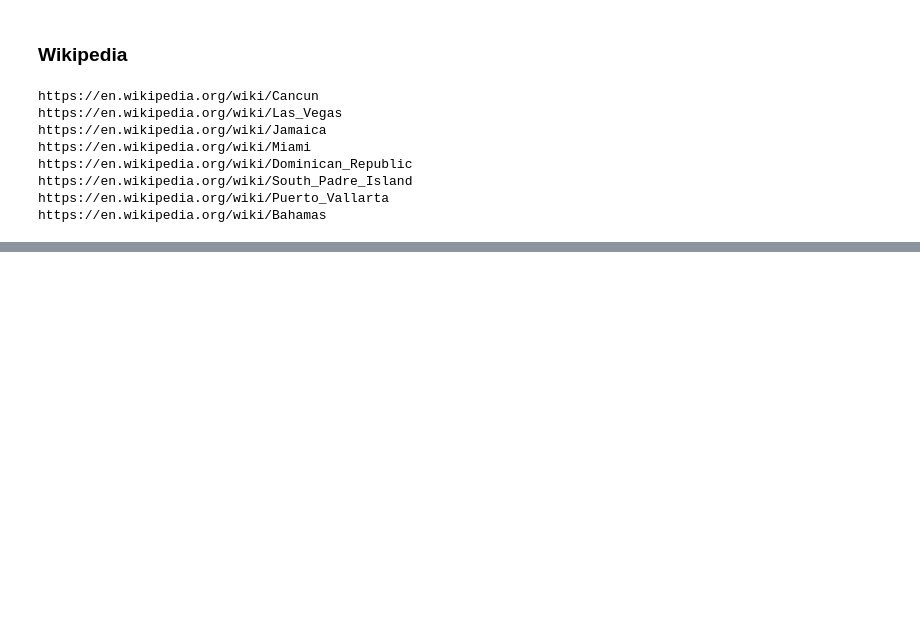
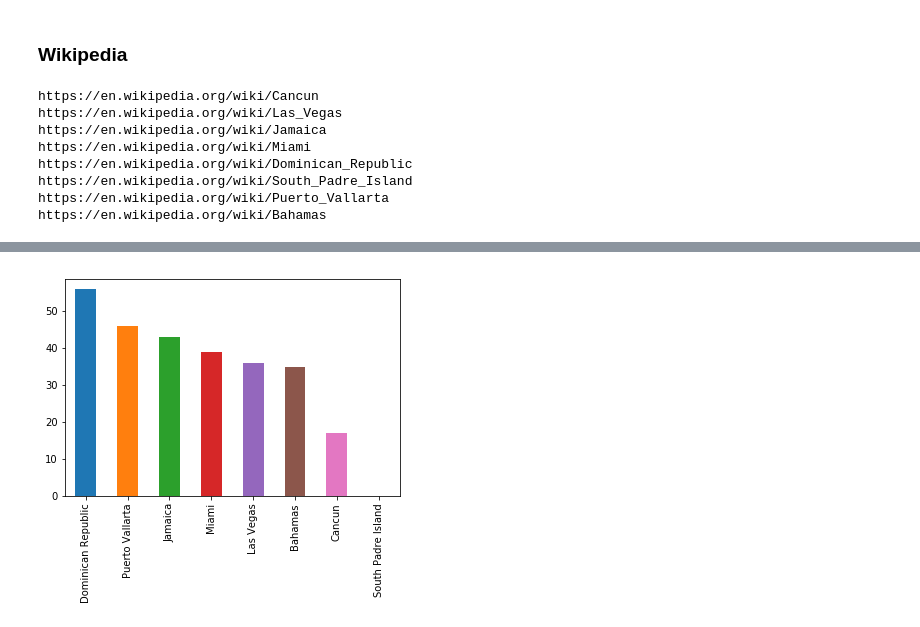
Before and after one commit to it176131/Presentations, a Jupyter notebook: Analytics_Learning_Lab_2019Q1.ipynb, the cells around one changed output, grey strips where cells are left out. Saved outputs shown, nothing was run; the diff lists cells and outputs as text; code cells hidden in the pictures; blank space fills up the shorter version.

```diff
--- a/Analytics_Learning_Lab_2019Q1.ipynb
+++ b/Analytics_Learning_Lab_2019Q1.ipynb
@@ -331,0 +637,9 @@ The Bahamas became an independent Commonwealth realm in 1973, retaining the Brit
+# %%
+# notice that "South Padre Island" is at the far right rather than the left
+# this is because the value is `NaN` rather than 0. If it was 0 then it would be on the far left
+# suppose you wanted to graph the values in descending order rather than ascending
+# `.sort_values` accepts the parameter `ascending` where the default value is `True`
+# switch it to `False` and watch the graph reverse
+df.toc.str.len().sort_values(ascending=False).plot.bar();
+# %% [output]
+[figure, added]
```
Also changed, not shown: parts of 53 cells of this notebook.
